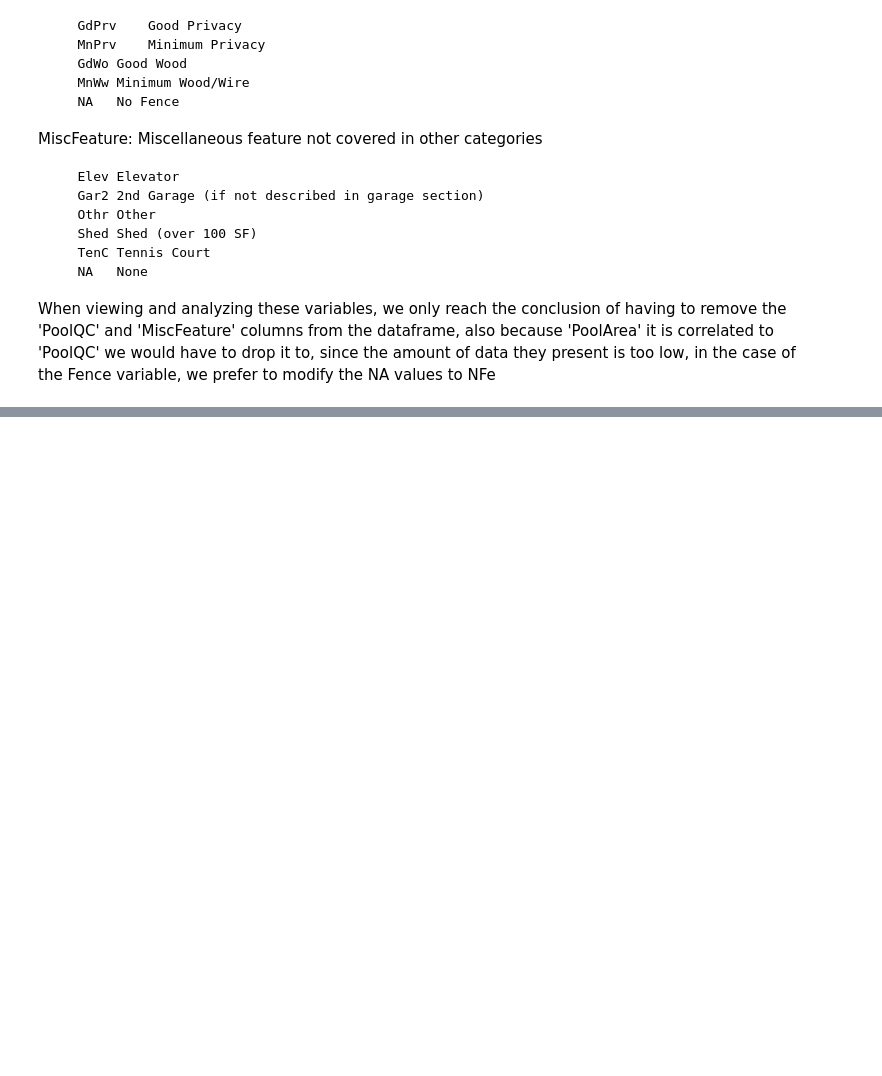
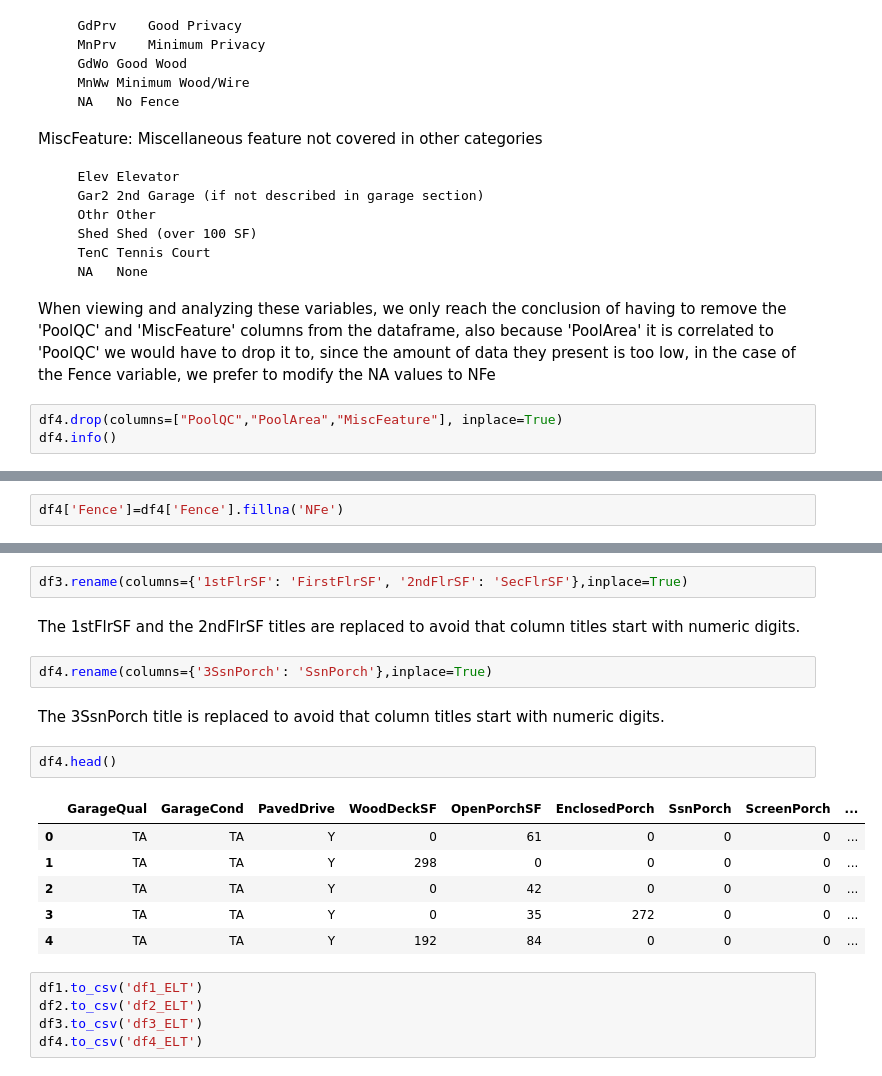
Before and after one commit to Gerardoj09/House_Pricing_Prediction, a Jupyter notebook: ETL.ipynb, the cells around one changed output, grey strips where cells are left out. Cells and saved outputs as stored; diff of their text form; blank space fills up the shorter version.

```diff
--- a/ETL.ipynb
+++ b/ETL.ipynb
@@ -304,0 +340,3 @@ When viewing and analyzing these variables, we only reach the conclusion of havi
+# %%
+df4.drop(columns=["PoolQC","PoolArea","MiscFeature"], inplace=True)
+df4.info()
@@ -304,0 +363,2 @@ When viewing and analyzing these variables, we only reach the conclusion of havi
+# %%
+df4['Fence']=df4['Fence'].fillna('NFe')
@@ -304,0 +376,22 @@ When viewing and analyzing these variables, we only reach the conclusion of havi
+# %%
+df3.rename(columns={'1stFlrSF': 'FirstFlrSF', '2ndFlrSF': 'SecFlrSF'},inplace=True)
+# %% [markdown]
+The 1stFlrSF and the 2ndFlrSF titles are replaced to avoid that column titles start with numeric digits.
+# %%
+df4.rename(columns={'3SsnPorch': 'SsnPorch'},inplace=True)
+# %% [markdown]
+The 3SsnPorch title is replaced to avoid that column titles start with numeric digits.
+# %%
+df4.head()
+# %% [output]
+|  | GarageQual | GarageCond | PavedDrive | WoodDeckSF | OpenPorchSF | EnclosedPorch | SsnPorch | ScreenPorch | ... |
+| 0 | TA | TA | Y | 0 | 61 | 0 | 0 | 0 | ... |
+| 1 | TA | TA | Y | 298 | 0 | 0 | 0 | 0 | ... |
+| 2 | TA | TA | Y | 0 | 42 | 0 | 0 | 0 | ... |
+| 3 | TA | TA | Y | 0 | 35 | 272 | 0 | 0 | ... |
+| 4 | TA | TA | Y | 192 | 84 | 0 | 0 | 0 | ... |
+# %%
+df1.to_csv('df1_ELT')
+df2.to_csv('df2_ELT')
+df3.to_csv('df3_ELT')
+df4.to_csv('df4_ELT')
```
Also changed, not shown: parts of 10 cells of this notebook.
